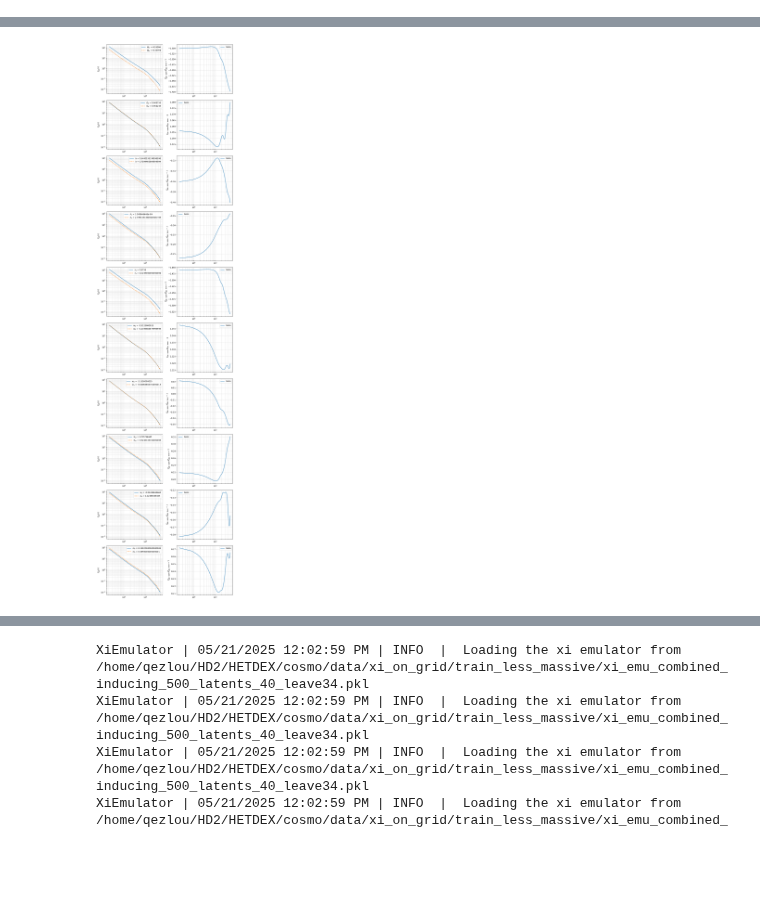
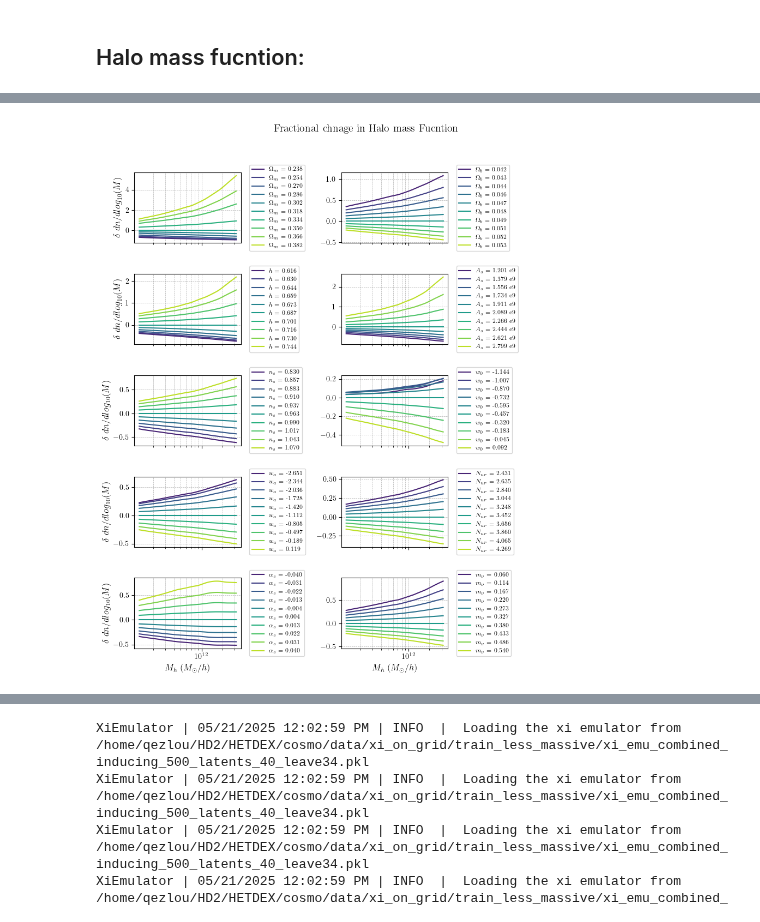
Before and after one commit to qezlou/Goku_ELG, a Jupyter notebook: emu/notebooks/xi_gg/param_sensitivity.ipynb, the cells around one changed output, grey strips where cells are left out. Cells and saved outputs as stored; diff of their text form; code cells hidden in the pictures; blank space fills up the shorter version.

```diff
--- a/emu/notebooks/xi_gg/param_sensitivity.ipynb
+++ b/emu/notebooks/xi_gg/param_sensitivity.ipynb
@@ -1,3 +1,5 @@
+# %% [markdown]
+## Halo mass fucntion:
 # %%
 import importlib
 from gal_goku import plot_gal
@@ -5,5 +7,6 @@ importlib.reload(plot_gal)
 
 
 plt_gal = plot_gal.PlotGal(logging_level='INFO')
-plt_gal.xi_gg_cosmo_sensitivity()
+savefig_dir = '/home/qezlou/HD2/HETDEX/cosmo/pack_dev/test/'
+plt_gal.hmf_cosmo_sensitivity(savefig_dir=savefig_dir)
 # %% [output]
@@ -37 +38 @@ BaseEmulator | 05/15/2025 11:08:20 PM | INFO  |  Loading the hmf emulator from /
-[figure, old version]
+[figure, new version]
```
Also changed, not shown: parts of 4 cells of this notebook, 5 other files.
